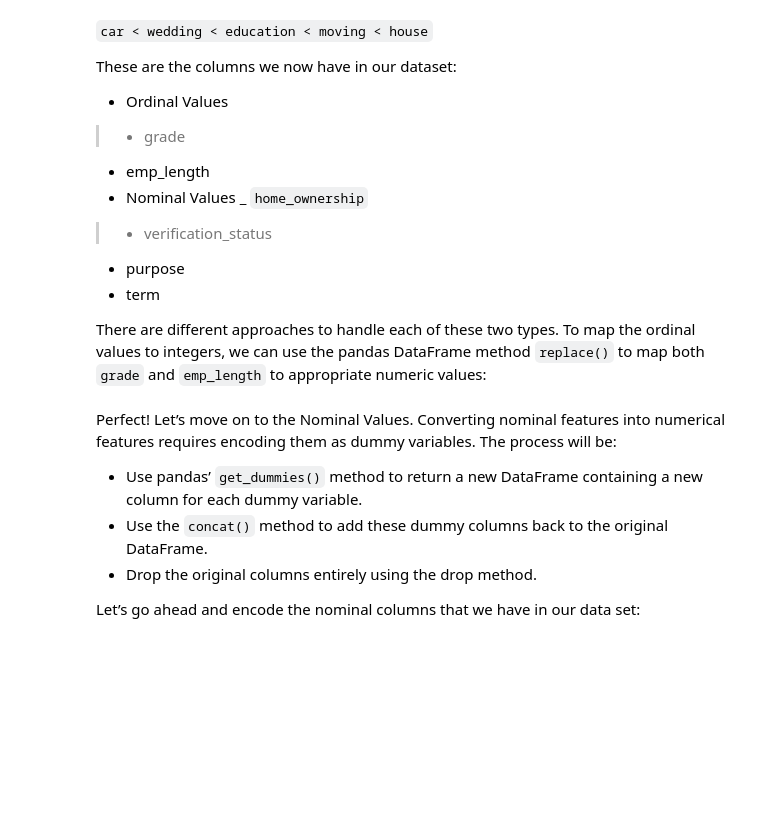
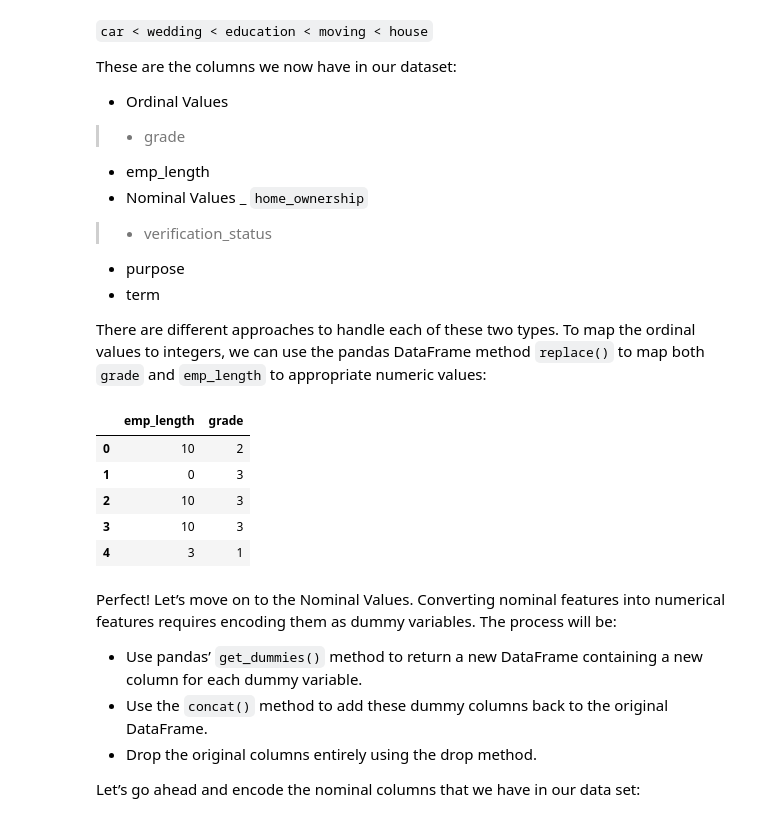
Before and after one commit to enliktjioe/dataeng2020, a Jupyter notebook: P08_DataWrangling/Enlik_starting_file-dataeng-data_cleaning.ipynb, the cells around one changed output. Cells and saved outputs as stored; diff of their text form; code cells hidden in the pictures; blank space fills up the shorter version.

```diff
--- a/P08_DataWrangling/Enlik_starting_file-dataeng-data_cleaning.ipynb
+++ b/P08_DataWrangling/Enlik_starting_file-dataeng-data_cleaning.ipynb
@@ -580,8 +578,8 @@ Specifically, here’s what we’re going to do:
 
 And here’s how that looks in code.
 # %%
-filtered_loans = # line code 1
-filtered_loans = # line code 2
+filtered_loans = filtered_loans.drop(columns=['pub_rec_bankruptcies']) # line code 1
+filtered_loans = filtered_loans.dropna() # line code 2
 # %% [markdown]
 There are seveal ways to handle null values. We have just droped the rows that have null values here. But keep in your mind that you can impute missing  values.
 
@@ -608,7 +668,7 @@ Use the `str.rstrip()` string method to strip the right trailing percent sign (%
 On the resulting Series object, use the `astype()` method to convert to the type float.
 Assign the new Series of float values back to the `revol_util` column in the `filtered_loans`.
 # %%
-filtered_loans['revol_util'] = # your code goes here!
+filtered_loans['revol_util'] = filtered_loans['revol_util'].str.rstrip('%').astype(float) # your code goes here!
 # %% [markdown]
 Moving on, these columns seem to represent categorical values:
 
@@ -690,32 +786,40 @@ There are different approaches to handle each of these two types. To map the ord
 # %%
 mapping_dict = {
 "emp_length": {
 "10+ years": 10,
 "9 years": 9,
 "8 years": 8,
 "7 years": 7,
 "6 years": 6,
 "5 years": 5,
 "4 years": 4,
 "3 years": 3,
 "2 years": 2,
 "1 year": 1,
 "< 1 year": 0,
 "n/a": 0
 },
 "grade":{
 "A": 1,
 "B": 2,
 "C": 3,
 "D": 4,
 "E": 5,
 "F": 6,
 "G": 7
 }
 }
 # you code goes here!
+filtered_loans = filtered_loans.replace(mapping_dict)
 
 filtered_loans[['emp_length','grade']].head()
+# %% [output]
+|  | emp_length | grade |
+| 0 | 10 | 2 |
+| 1 | 0 | 3 |
+| 2 | 10 | 3 |
+| 3 | 10 | 3 |
+| 4 | 3 | 1 |
 # %% [markdown]
 Perfect! Let’s move on to the Nominal Values. Converting nominal features into numerical features requires encoding them as dummy variables. The process will be:
 
```
Also changed, not shown: parts of 20 cells of this notebook.
